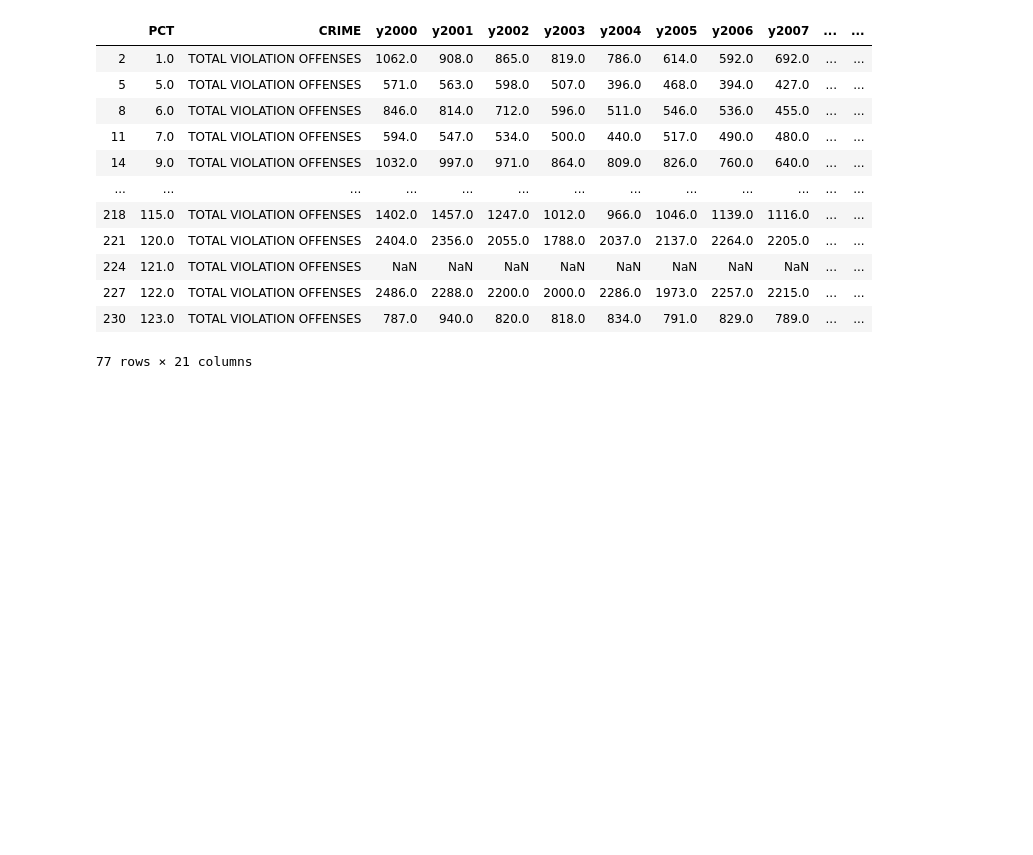
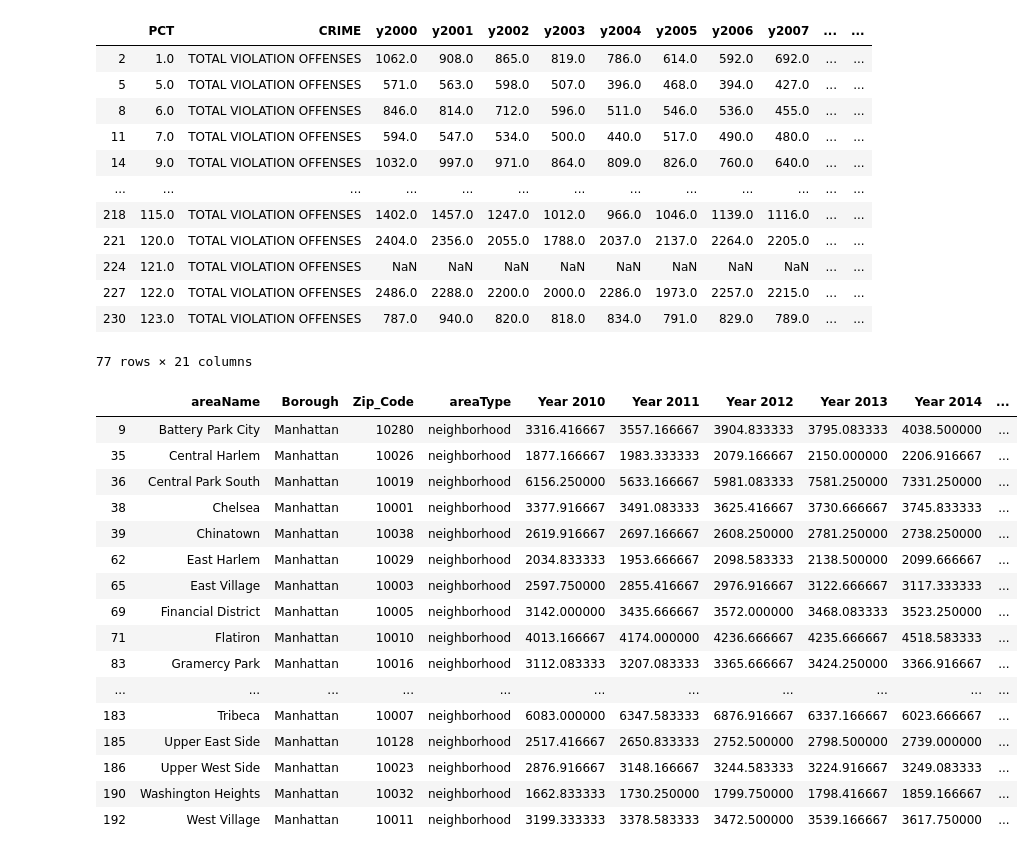
Before and after one commit to triolinho/stats_project, a Jupyter notebook: project_nb.ipynb, the cells around one changed output. Saved outputs shown, nothing was run; the diff lists cells and outputs as text; code cells hidden in the pictures; blank space fills up the shorter version.

```diff
--- a/project_nb.ipynb
+++ b/project_nb.ipynb
@@ -577,4 +577,24 @@ rent_zip_codes = ['10280', '10026', '10019', '10001', '10038', '10029', '10003',
                  '10014', '10031', '10034', '10013', '10002', '10017', '10022', '10018', '10025', '10044',
                  '10012', '10007', '10128', '10023', '10032', '10011']
 # %%
-manhattan_df.insert(2, 'new-col', data)
+manhattan_df.insert(2, 'Zip_Code', rent_zip_codes)
+# %%
+manhattan_df
+# %% [output]
+|  | areaName | Borough | Zip_Code | areaType | Year 2010 | Year 2011 | Year 2012 | Year 2013 | Year 2014 | ... |
+| 9 | Battery Park City | Manhattan | 10280 | neighborhood | 3316.416667 | 3557.166667 | 3904.833333 | 3795.083333 | 4038.500000 | ... |
+| 35 | Central Harlem | Manhattan | 10026 | neighborhood | 1877.166667 | 1983.333333 | 2079.166667 | 2150.000000 | 2206.916667 | ... |
+| 36 | Central Park South | Manhattan | 10019 | neighborhood | 6156.250000 | 5633.166667 | 5981.083333 | 7581.250000 | 7331.250000 | ... |
+| 38 | Chelsea | Manhattan | 10001 | neighborhood | 3377.916667 | 3491.083333 | 3625.416667 | 3730.666667 | 3745.833333 | ... |
+| 39 | Chinatown | Manhattan | 10038 | neighborhood | 2619.916667 | 2697.166667 | 2608.250000 | 2781.250000 | 2738.250000 | ... |
+| 62 | East Harlem | Manhattan | 10029 | neighborhood | 2034.833333 | 1953.666667 | 2098.583333 | 2138.500000 | 2099.666667 | ... |
+| 65 | East Village | Manhattan | 10003 | neighborhood | 2597.750000 | 2855.416667 | 2976.916667 | 3122.666667 | 3117.333333 | ... |
+| 69 | Financial District | Manhattan | 10005 | neighborhood | 3142.000000 | 3435.666667 | 3572.000000 | 3468.083333 | 3523.250000 | ... |
+| 71 | Flatiron | Manhattan | 10010 | neighborhood | 4013.166667 | 4174.000000 | 4236.666667 | 4235.666667 | 4518.583333 | ... |
+| 83 | Gramercy Park | Manhattan | 10016 | neighborhood | 3112.083333 | 3207.083333 | 3365.666667 | 3424.250000 | 3366.916667 | ... |
+| ... | ... | ... | ... | ... | ... | ... | ... | ... | ... | ... |
+| 183 | Tribeca | Manhattan | 10007 | neighborhood | 6083.000000 | 6347.583333 | 6876.916667 | 6337.166667 | 6023.666667 | ... |
+| 185 | Upper East Side | Manhattan | 10128 | neighborhood | 2517.416667 | 2650.833333 | 2752.500000 | 2798.500000 | 2739.000000 | ... |
+| 186 | Upper West Side | Manhattan | 10023 | neighborhood | 2876.916667 | 3148.166667 | 3244.583333 | 3224.916667 | 3249.083333 | ... |
+| 190 | Washington Heights | Manhattan | 10032 | neighborhood | 1662.833333 | 1730.250000 | 1799.750000 | 1798.416667 | 1859.166667 | ... |
+| 192 | West Village | Manhattan | 10011 | neighborhood | 3199.333333 | 3378.583333 | 3472.500000 | 3539.166667 | 3617.750000 | ... |
```
Also changed, not shown: 1 other file.
